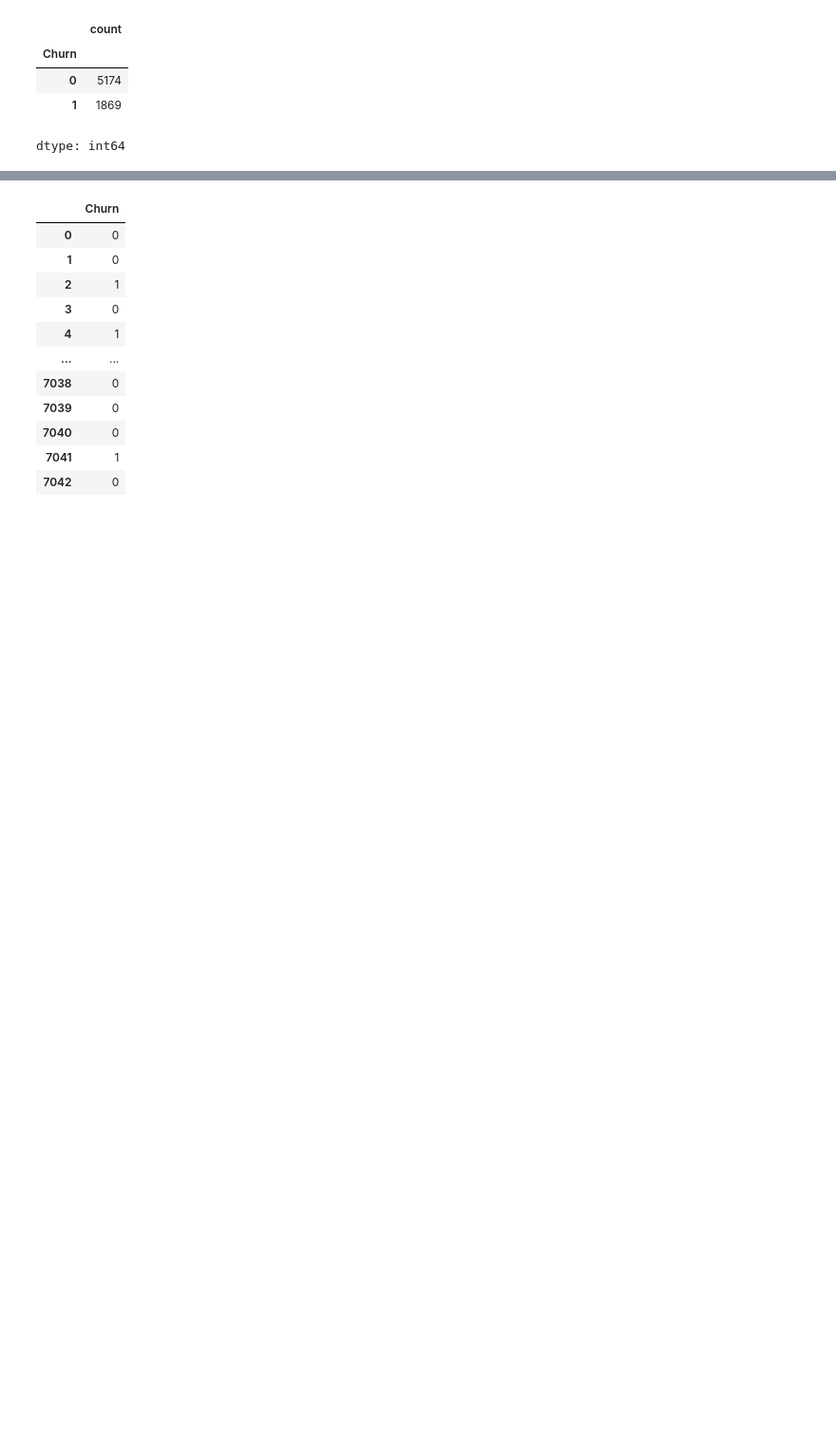
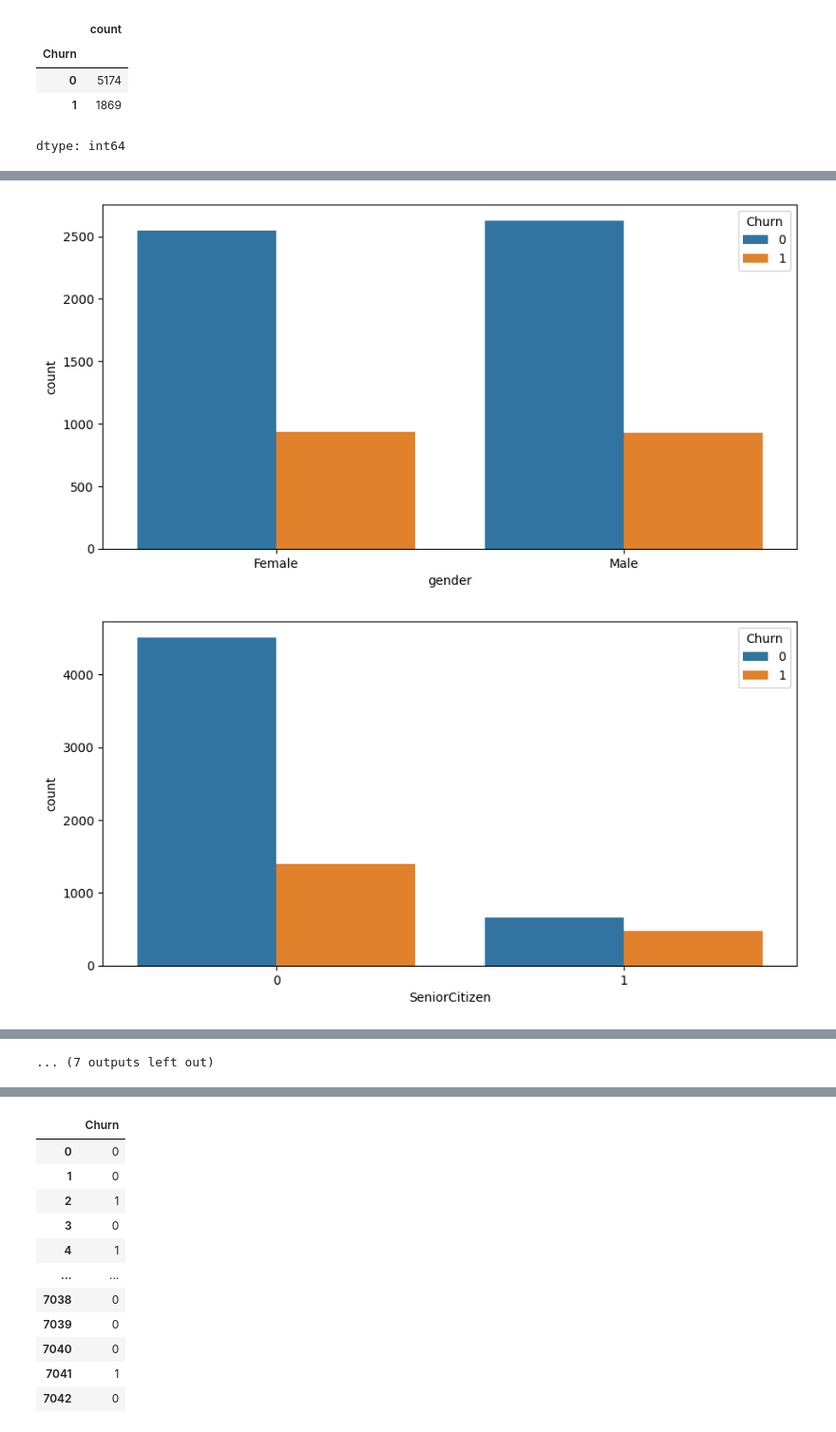
Before and after one commit to Sakhile-Ngcobo/Predicting-Customer-Churn, a Jupyter notebook: Predicting_Customer_Churn.ipynb, the cells around one changed output, grey strips where cells are left out. Shown at 95% size. Cells and saved outputs as stored; diff of their text form; code cells hidden in the pictures; blank space fills up the shorter version.

```diff
--- a/Predicting_Customer_Churn.ipynb
+++ b/Predicting_Customer_Churn.ipynb
@@ -106,0 +133,9 @@ dtype: int64
+# %%
+temp_data = data.drop('customerID', axis=1)
+for feat in temp_data.columns:
+  if feat !='Churn':
+    plt.figure(figsize=(10,5))
+    sns.countplot(x=feat,hue='Churn', data=temp_data)
+# %% [output]
+[figure, added]
+[figure, added]
@@ -106,0 +152 @@ dtype: int64
+... (7 outputs left out)
```
Also changed, not shown: parts of 20 cells of this notebook.
